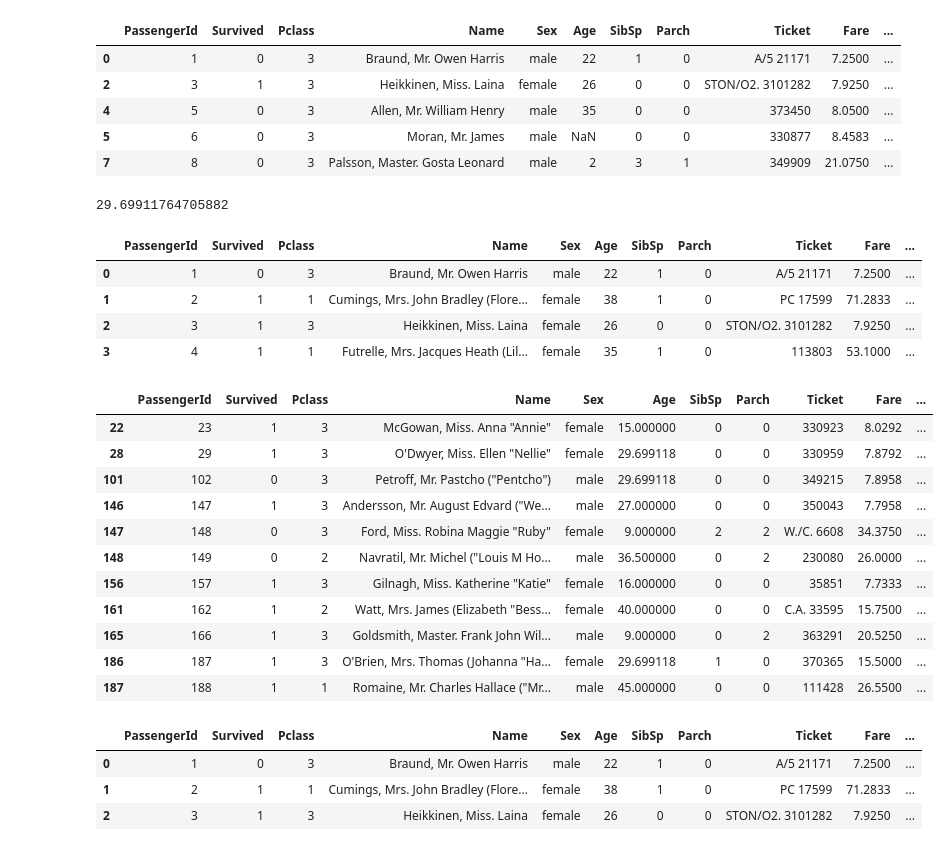
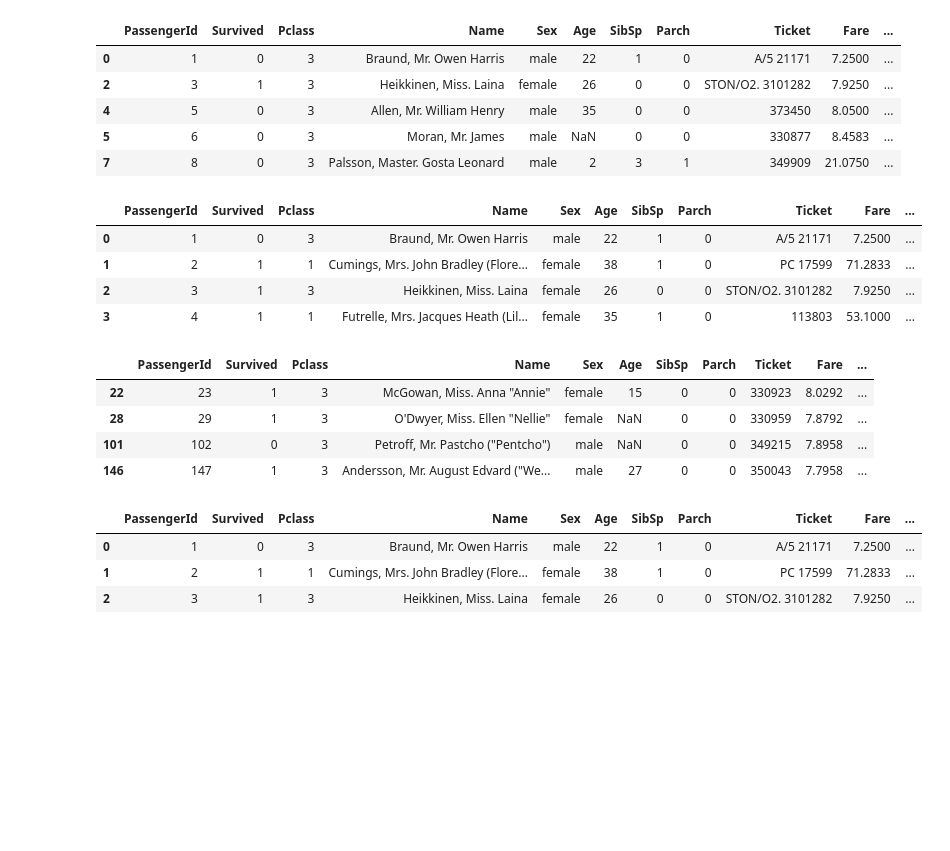
Before and after one commit to kcbighuge/kaggle, a Jupyter notebook: Titanic.ipynb, the cells around one changed output. Saved outputs shown, nothing was run; the diff lists cells and outputs as text; code cells hidden in the pictures; blank space fills up the shorter version.

```diff
--- a/Titanic.ipynb
+++ b/Titanic.ipynb
@@ -46,11 +46,6 @@ train[train['Cabin'].isnull()][:5]
 | 4 | 5 | 0 | 3 | Allen, Mr. William Henry | male | 35 | 0 | 0 | 373450 | 8.0500 | ... |
 | 5 | 6 | 0 | 3 | Moran, Mr. James | male | NaN | 0 | 0 | 330877 | 8.4583 | ... |
 | 7 | 8 | 0 | 3 | Palsson, Master. Gosta Leonard | male | 2 | 3 | 1 | 349909 | 21.0750 | ... |
-# %%
-age_mean = np.mean(train['Age'][~train.Age.isnull()])
-age_mean
-# %% [output]
-29.69911764705882
 # %%
 train[~train['Age'].isnull()][:4]
 # %% [output]
@@ -61,20 +56,13 @@ train[~train['Age'].isnull()][:4]
 | 3 | 4 | 1 | 1 | Futrelle, Mrs. Jacques Heath (Lil... | female | 35 | 1 | 0 | 113803 | 53.1000 | ... |
 # %%
 # subset of col that CONTAINS a pattern
-train[train['Name'].str.contains(r'"')][:11]
+train[train['Name'].str.contains(r'"')][:4]
 # %% [output]
 |  | PassengerId | Survived | Pclass | Name | Sex | Age | SibSp | Parch | Ticket | Fare | ... |
-| 22 | 23 | 1 | 3 | McGowan, Miss. Anna "Annie" | female | 15.000000 | 0 | 0 | 330923 | 8.0292 | ... |
-| 28 | 29 | 1 | 3 | O'Dwyer, Miss. Ellen "Nellie" | female | 29.699118 | 0 | 0 | 330959 | 7.8792 | ... |
-| 101 | 102 | 0 | 3 | Petroff, Mr. Pastcho ("Pentcho") | male | 29.699118 | 0 | 0 | 349215 | 7.8958 | ... |
-| 146 | 147 | 1 | 3 | Andersson, Mr. August Edvard ("We... | male | 27.000000 | 0 | 0 | 350043 | 7.7958 | ... |
-| 147 | 148 | 0 | 3 | Ford, Miss. Robina Maggie "Ruby" | female | 9.000000 | 2 | 2 | W./C. 6608 | 34.3750 | ... |
-| 148 | 149 | 0 | 2 | Navratil, Mr. Michel ("Louis M Ho... | male | 36.500000 | 0 | 2 | 230080 | 26.0000 | ... |
-| 156 | 157 | 1 | 3 | Gilnagh, Miss. Katherine "Katie" | female | 16.000000 | 0 | 0 | 35851 | 7.7333 | ... |
-| 161 | 162 | 1 | 2 | Watt, Mrs. James (Elizabeth "Bess... | female | 40.000000 | 0 | 0 | C.A. 33595 | 15.7500 | ... |
-| 165 | 166 | 1 | 3 | Goldsmith, Master. Frank John Wil... | male | 9.000000 | 0 | 2 | 363291 | 20.5250 | ... |
-| 186 | 187 | 1 | 3 | O'Brien, Mrs. Thomas (Johanna "Ha... | female | 29.699118 | 1 | 0 | 370365 | 15.5000 | ... |
-| 187 | 188 | 1 | 1 | Romaine, Mr. Charles Hallace ("Mr... | male | 45.000000 | 0 | 0 | 111428 | 26.5500 | ... |
+| 22 | 23 | 1 | 3 | McGowan, Miss. Anna "Annie" | female | 15 | 0 | 0 | 330923 | 8.0292 | ... |
+| 28 | 29 | 1 | 3 | O'Dwyer, Miss. Ellen "Nellie" | female | NaN | 0 | 0 | 330959 | 7.8792 | ... |
+| 101 | 102 | 0 | 3 | Petroff, Mr. Pastcho ("Pentcho") | male | NaN | 0 | 0 | 349215 | 7.8958 | ... |
+| 146 | 147 | 1 | 3 | Andersson, Mr. August Edvard ("We... | male | 27 | 0 | 0 | 350043 | 7.7958 | ... |
 # %%
 # subset of col that will MATCH a pattern
 train[train['Ticket'].str.match(r'[^\d]')][:3]
```
Also changed, not shown: parts of 16 cells of this notebook, 1 other file.
